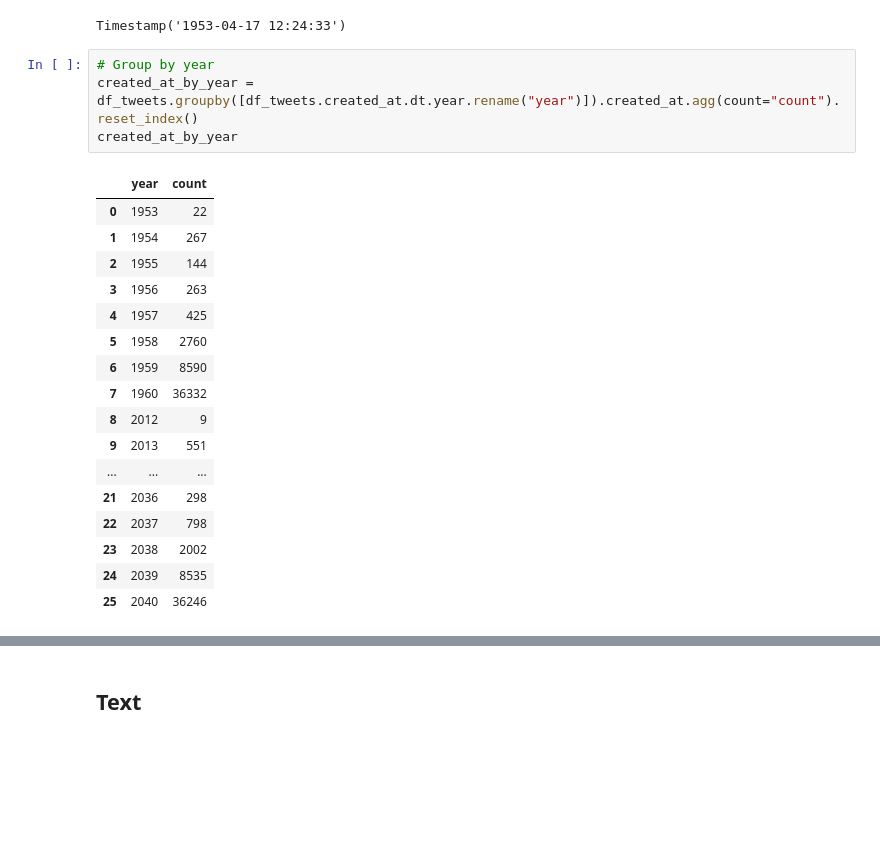
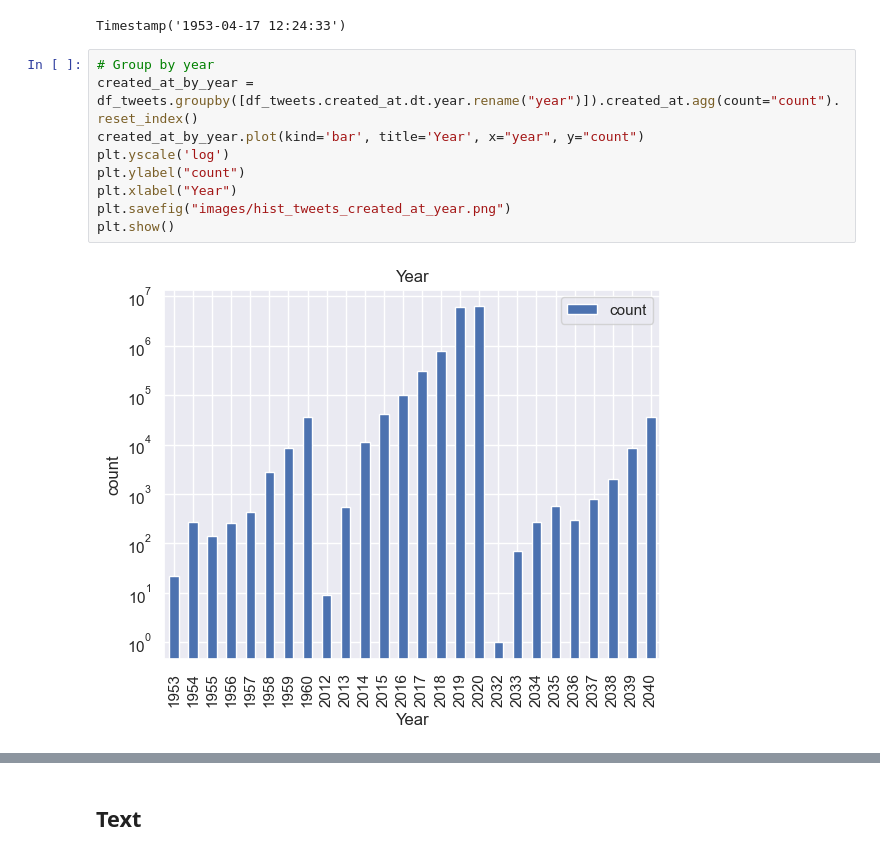
Before and after one commit to domferr/Data-Mining, a Jupyter notebook: Tweets Data Understanding.ipynb, the cells around one changed output, grey strips where cells are left out. Saved outputs shown, nothing was run; the diff lists cells and outputs as text; blank space fills up the shorter version.

```diff
--- a/Tweets Data Understanding.ipynb
+++ b/Tweets Data Understanding.ipynb
@@ -313,22 +304,11 @@ Timestamp('1953-04-17 12:24:33')
 # %%
 # Group by year
 created_at_by_year = df_tweets.groupby([df_tweets.created_at.dt.year.rename("year")]).created_at.agg(count="count").reset_index()
-created_at_by_year
+created_at_by_year.plot(kind='bar', title='Year', x="year", y="count")
+plt.yscale('log')
+plt.ylabel("count")
+plt.xlabel("Year")
+plt.savefig("images/hist_tweets_created_at_year.png")
+plt.show()
 # %% [output]
-|  | year | count |
-| 0 | 1953 | 22 |
-| 1 | 1954 | 267 |
-| 2 | 1955 | 144 |
-| 3 | 1956 | 263 |
-| 4 | 1957 | 425 |
-| 5 | 1958 | 2760 |
-| 6 | 1959 | 8590 |
-| 7 | 1960 | 36332 |
-| 8 | 2012 | 9 |
-| 9 | 2013 | 551 |
-| ... | ... | ... |
-| 21 | 2036 | 298 |
-| 22 | 2037 | 798 |
-| 23 | 2038 | 2002 |
-| 24 | 2039 | 8535 |
-| 25 | 2040 | 36246 |
+[figure, added]
```
Also changed, not shown: parts of 12 cells of this notebook, 4 other files.
